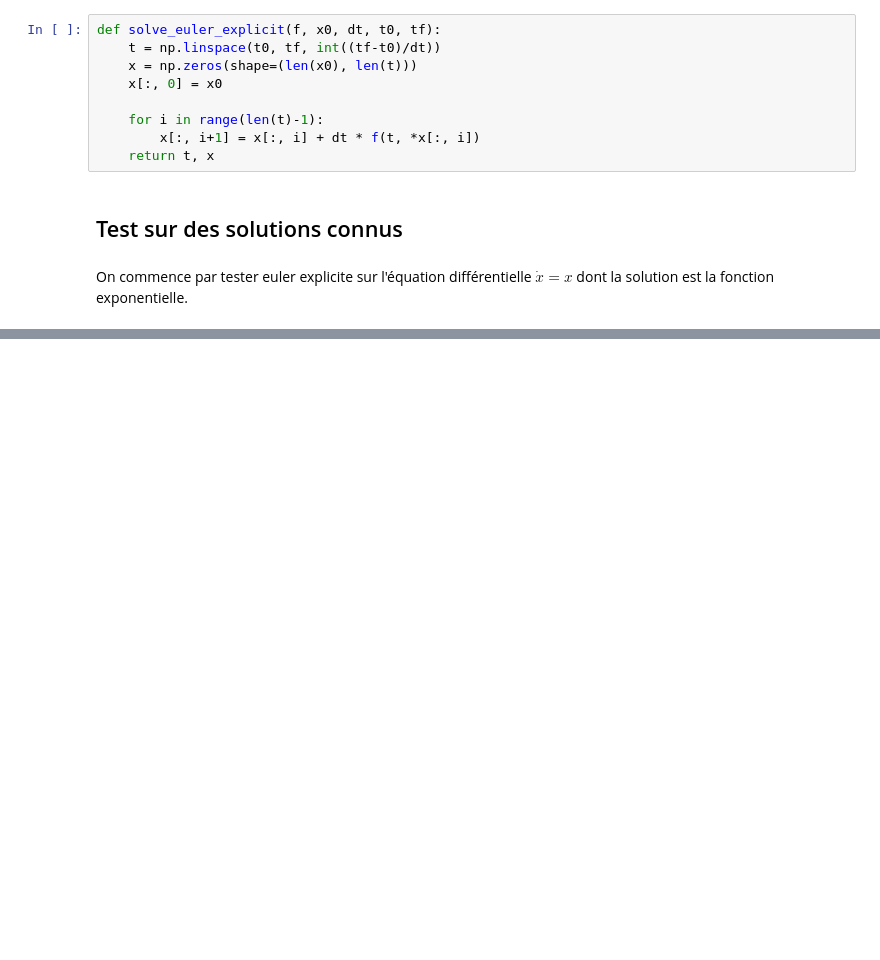
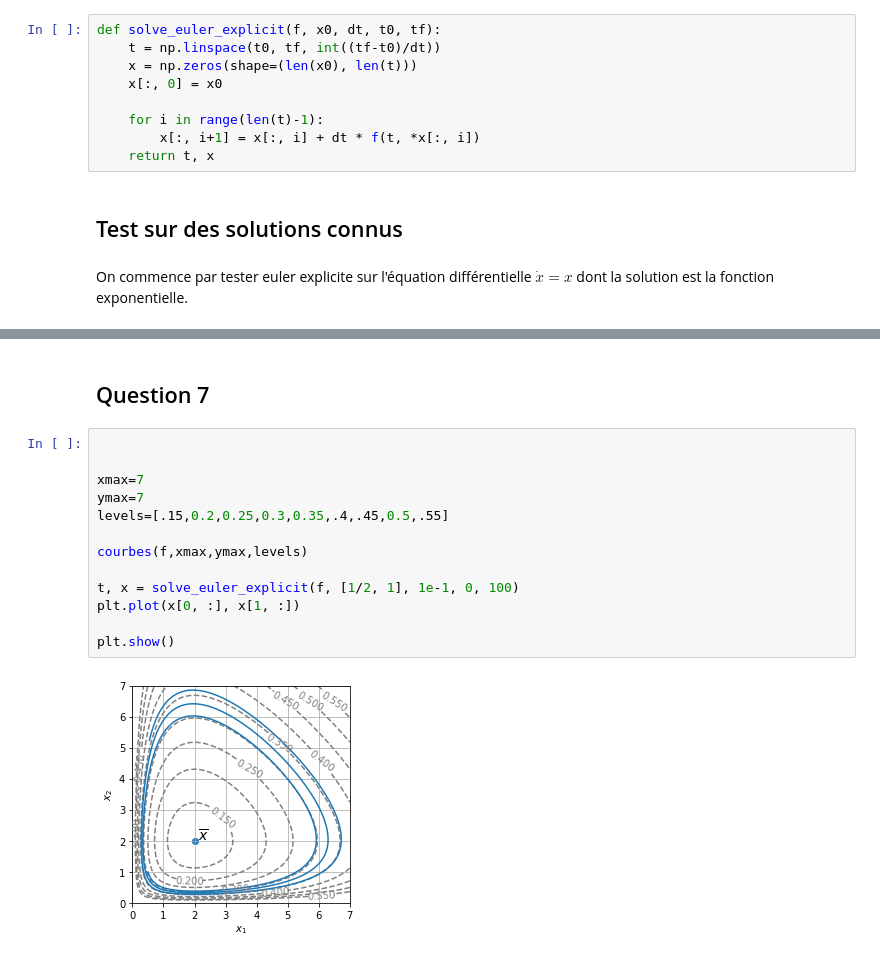
Before and after one commit to remymart/projet_equa_diff, a Jupyter notebook: equa_diff_final.ipynb, the cells around one changed output, grey strips where cells are left out. Cells and saved outputs as stored; diff of their text form; blank space fills up the shorter version.

```diff
--- a/equa_diff_final.ipynb
+++ b/equa_diff_final.ipynb
@@ -185,0 +205,17 @@ ValueError: x and y must have same first dimension, but have shapes (5,) and (1,
+# %% [markdown]
+## Question 7
+# %%
+
+
+xmax=7
+ymax=7
+levels=[.15,0.2,0.25,0.3,0.35,.4,.45,0.5,.55]
+
+courbes(f,xmax,ymax,levels)
+
+t, x = solve_euler_explicit(f, [1/2, 1], 1e-1, 0, 100)
+plt.plot(x[0, :], x[1, :])
+
+plt.show()
+# %% [output]
+[figure, added]
```
Also changed, not shown: parts of 44 cells of this notebook.
